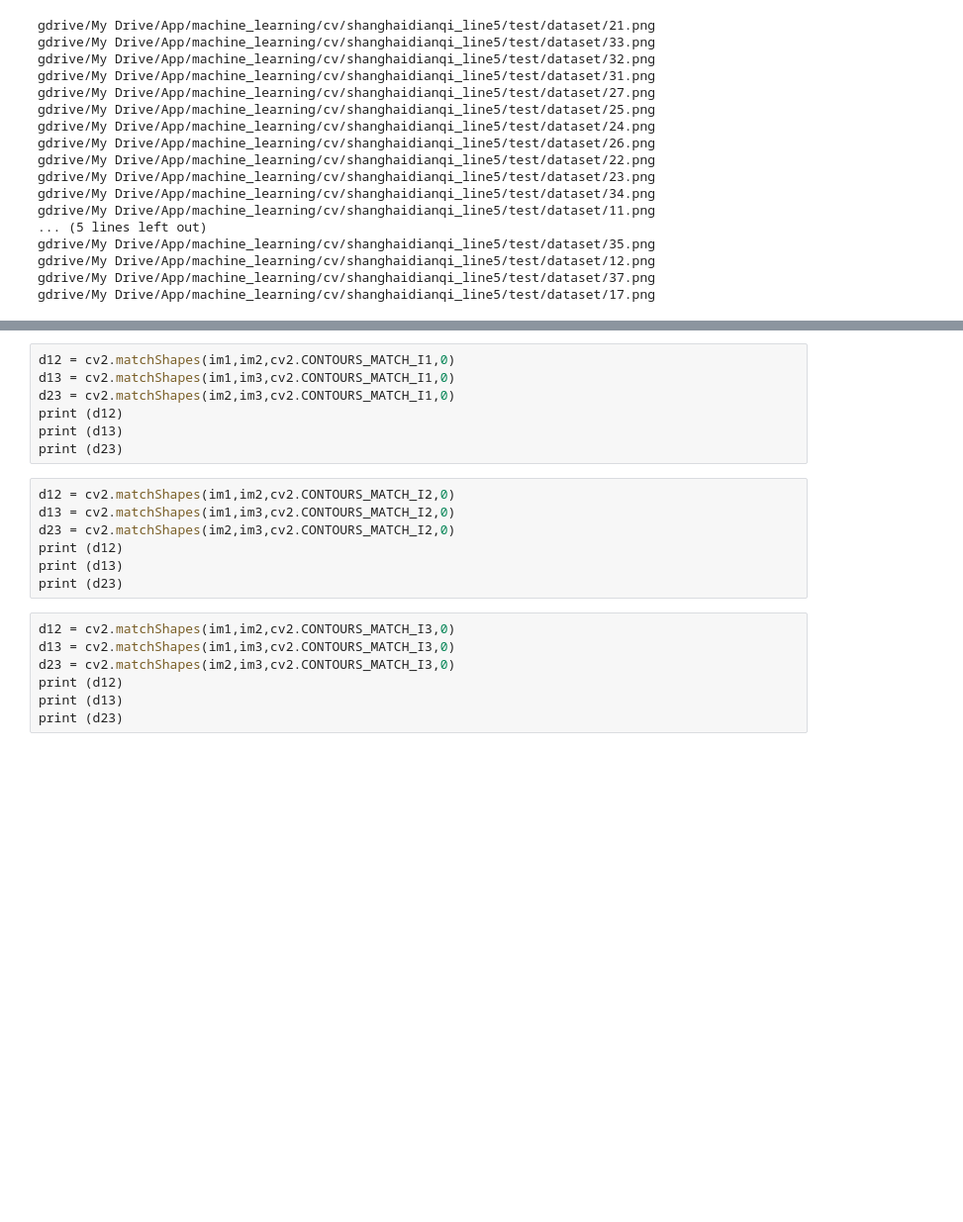
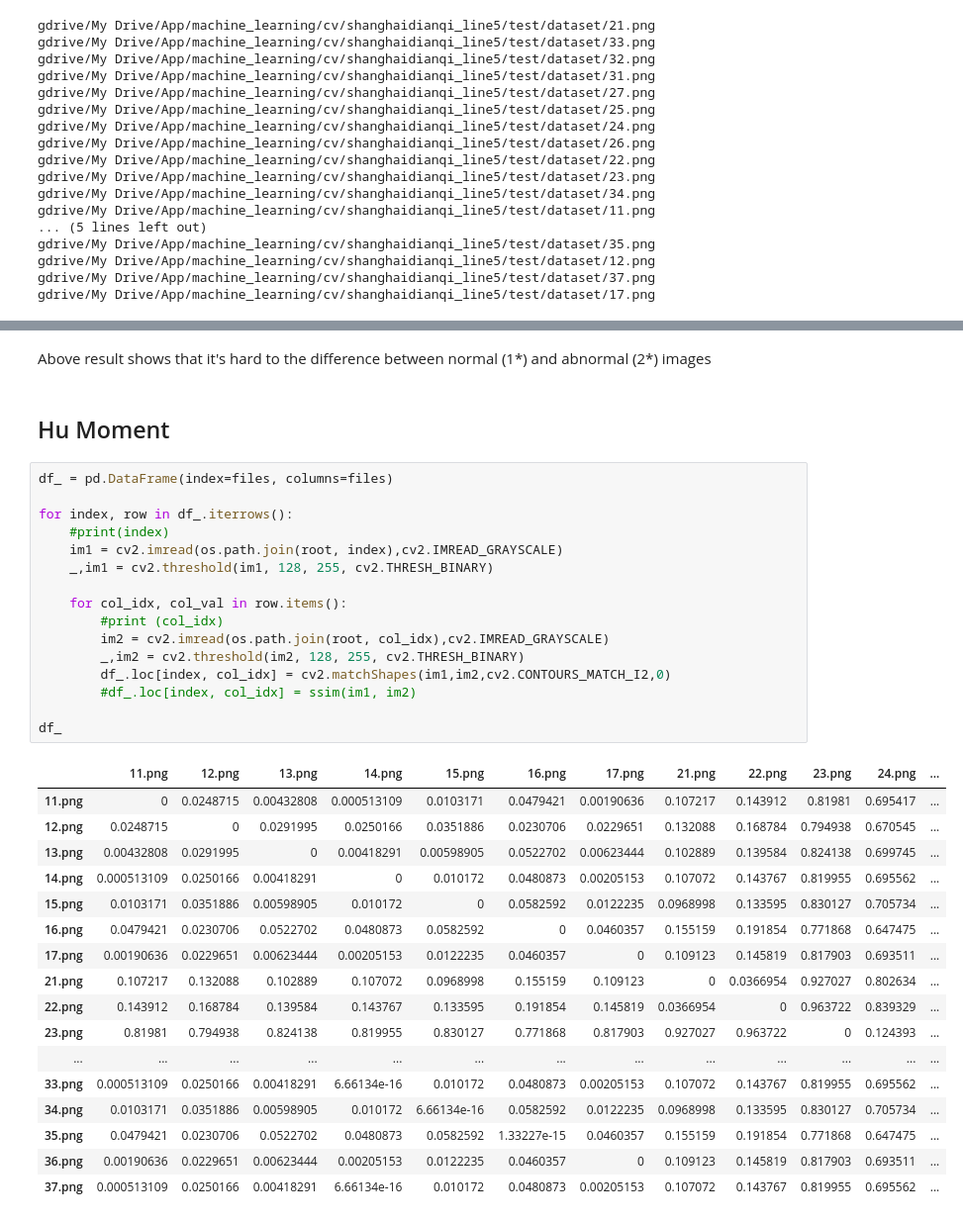
Before and after one commit to mashuai191/machine_learning, a Jupyter notebook: computer_vision/matchShape.ipynb, the cells around one changed output, grey strips where cells are left out. Shown at 99% size. Saved outputs shown, nothing was run; the diff lists cells and outputs as text; blank space fills up the shorter version.

```diff
--- a/computer_vision/matchShape.ipynb
+++ b/computer_vision/matchShape.ipynb
@@ -156,21 +105,38 @@ print (huMoments)
-# %%
-d12 = cv2.matchShapes(im1,im2,cv2.CONTOURS_MATCH_I1,0)
-d13 = cv2.matchShapes(im1,im3,cv2.CONTOURS_MATCH_I1,0)
-d23 = cv2.matchShapes(im2,im3,cv2.CONTOURS_MATCH_I1,0)
-print (d12)
-print (d13)
-print (d23)
-# %%
-d12 = cv2.matchShapes(im1,im2,cv2.CONTOURS_MATCH_I2,0)
-d13 = cv2.matchShapes(im1,im3,cv2.CONTOURS_MATCH_I2,0)
-d23 = cv2.matchShapes(im2,im3,cv2.CONTOURS_MATCH_I2,0)
-print (d12)
-print (d13)
-print (d23)
-# %%
-d12 = cv2.matchShapes(im1,im2,cv2.CONTOURS_MATCH_I3,0)
-d13 = cv2.matchShapes(im1,im3,cv2.CONTOURS_MATCH_I3,0)
-d23 = cv2.matchShapes(im2,im3,cv2.CONTOURS_MATCH_I3,0)
-print (d12)
-print (d13)
-print (d23)
+# %% [markdown]
+Above result shows that it's hard to the difference between normal (1*) and abnormal (2*) images
+# %% [markdown]
+## Hu Moment
+# %%
+df_ = pd.DataFrame(index=files, columns=files)
+
+for index, row in df_.iterrows():
+    #print(index)
+    im1 = cv2.imread(os.path.join(root, index),cv2.IMREAD_GRAYSCALE)
+    _,im1 = cv2.threshold(im1, 128, 255, cv2.THRESH_BINARY)
+
+    for col_idx, col_val in row.items():
+        #print (col_idx)
+        im2 = cv2.imread(os.path.join(root, col_idx),cv2.IMREAD_GRAYSCALE)
+        _,im2 = cv2.threshold(im2, 128, 255, cv2.THRESH_BINARY)
+        df_.loc[index, col_idx] = cv2.matchShapes(im1,im2,cv2.CONTOURS_MATCH_I2,0)
+        #df_.loc[index, col_idx] = ssim(im1, im2)
+
+df_
+# %% [output]
+|  | 11.png | 12.png | 13.png | 14.png | 15.png | 16.png | 17.png | 21.png | 22.png | 23.png | 24.png | ... |
+| 11.png | 0 | 0.0248715 | 0.00432808 | 0.000513109 | 0.0103171 | 0.0479421 | 0.00190636 | 0.107217 | 0.143912 | 0.81981 | 0.695417 | ... |
+| 12.png | 0.0248715 | 0 | 0.0291995 | 0.0250166 | 0.0351886 | 0.0230706 | 0.0229651 | 0.132088 | 0.168784 | 0.794938 | 0.670545 | ... |
+| 13.png | 0.00432808 | 0.0291995 | 0 | 0.00418291 | 0.00598905 | 0.0522702 | 0.00623444 | 0.102889 | 0.139584 | 0.824138 | 0.699745 | ... |
+| 14.png | 0.000513109 | 0.0250166 | 0.00418291 | 0 | 0.010172 | 0.0480873 | 0.00205153 | 0.107072 | 0.143767 | 0.819955 | 0.695562 | ... |
+| 15.png | 0.0103171 | 0.0351886 | 0.00598905 | 0.010172 | 0 | 0.0582592 | 0.0122235 | 0.0968998 | 0.133595 | 0.830127 | 0.705734 | ... |
+| 16.png | 0.0479421 | 0.0230706 | 0.0522702 | 0.0480873 | 0.0582592 | 0 | 0.0460357 | 0.155159 | 0.191854 | 0.771868 | 0.647475 | ... |
+| 17.png | 0.00190636 | 0.0229651 | 0.00623444 | 0.00205153 | 0.0122235 | 0.0460357 | 0 | 0.109123 | 0.145819 | 0.817903 | 0.693511 | ... |
+| 21.png | 0.107217 | 0.132088 | 0.102889 | 0.107072 | 0.0968998 | 0.155159 | 0.109123 | 0 | 0.0366954 | 0.927027 | 0.802634 | ... |
+| 22.png | 0.143912 | 0.168784 | 0.139584 | 0.143767 | 0.133595 | 0.191854 | 0.145819 | 0.0366954 | 0 | 0.963722 | 0.839329 | ... |
+| 23.png | 0.81981 | 0.794938 | 0.824138 | 0.819955 | 0.830127 | 0.771868 | 0.817903 | 0.927027 | 0.963722 | 0 | 0.124393 | ... |
+| ... | ... | ... | ... | ... | ... | ... | ... | ... | ... | ... | ... | ... |
+| 33.png | 0.000513109 | 0.0250166 | 0.00418291 | 6.66134e-16 | 0.010172 | 0.0480873 | 0.00205153 | 0.107072 | 0.143767 | 0.819955 | 0.695562 | ... |
+| 34.png | 0.0103171 | 0.0351886 | 0.00598905 | 0.010172 | 6.66134e-16 | 0.0582592 | 0.0122235 | 0.0968998 | 0.133595 | 0.830127 | 0.705734 | ... |
+| 35.png | 0.0479421 | 0.0230706 | 0.0522702 | 0.0480873 | 0.0582592 | 1.33227e-15 | 0.0460357 | 0.155159 | 0.191854 | 0.771868 | 0.647475 | ... |
+| 36.png | 0.00190636 | 0.0229651 | 0.00623444 | 0.00205153 | 0.0122235 | 0.0460357 | 0 | 0.109123 | 0.145819 | 0.817903 | 0.693511 | ... |
+| 37.png | 0.000513109 | 0.0250166 | 0.00418291 | 6.66134e-16 | 0.010172 | 0.0480873 | 0.00205153 | 0.107072 | 0.143767 | 0.819955 | 0.695562 | ... |
```
Also changed, not shown: parts of 21 cells of this notebook.
